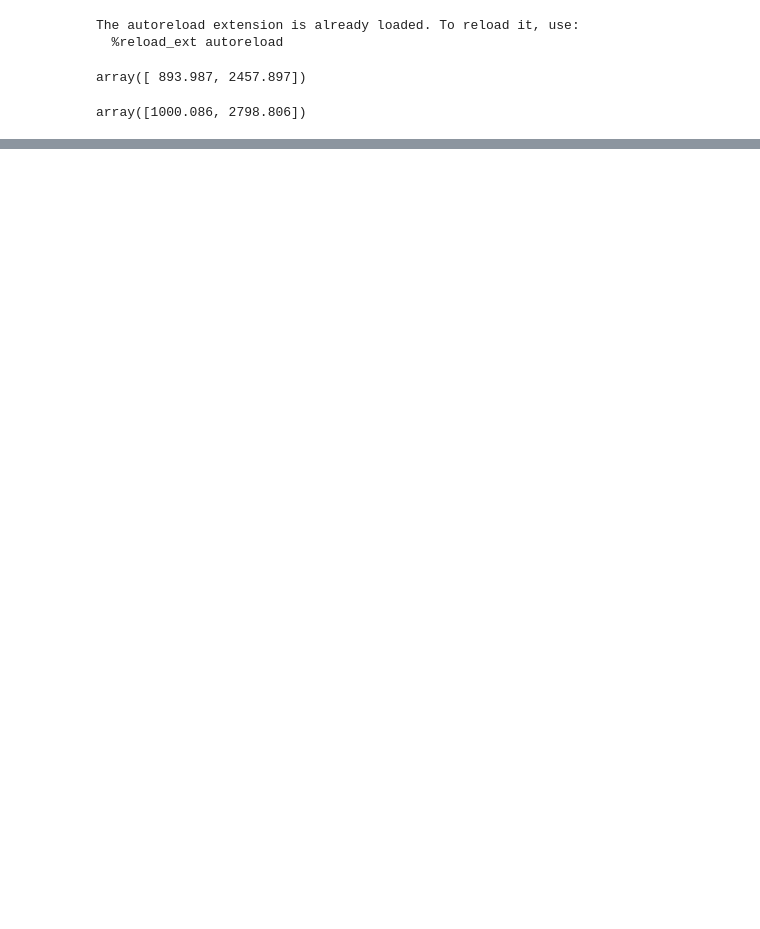
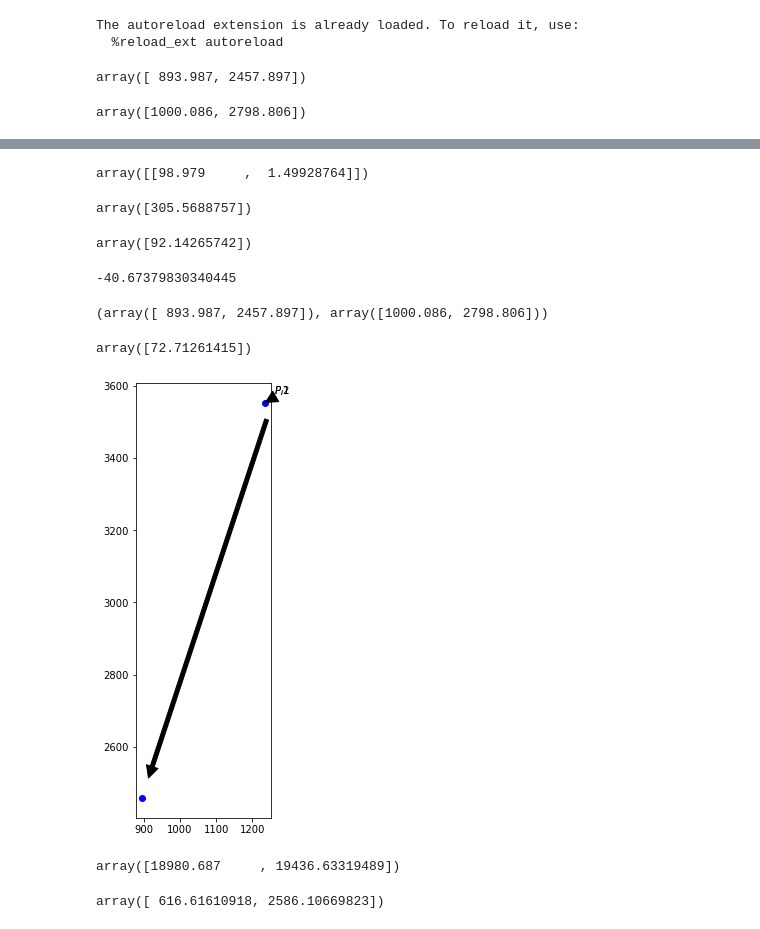
Before and after one commit to GreatestTrain/examen_parcial_caminos, a Jupyter notebook: paso2.ipynb, the cells around one changed output, grey strips where cells are left out. Drawn from its saved outputs; the diff is of its cells as text; code cells hidden in the pictures; blank space fills up the shorter version.

```diff
--- a/paso2.ipynb
+++ b/paso2.ipynb
@@ -168,0 +76,57 @@ array([[ 999967.81418422, 2563877.81418422],
+# %%
+# Datos curva 2
+radios_angulos_2 = np.array( [ ( 98.979, float(angle_2)) ] )
+radios_angulos_2
+# %% [output]
+array([[98.979     ,  1.49928764]])
+# %%
+# primera subtangente
+st_1 = st_vec(radios_angulos_1)
+st_1
+# %% [output]
+array([305.5688757])
+# %%
+# Segunda subtangente
+st_2 = st_vec(radios_angulos_2)
+st_2
+# %% [output]
+array([92.14265742])
+# %%
+# checar si sale menor
+euclid_diff(pi1, pi2) - np.sum((st_1, st_2))
+# %% [output]
+-40.67379830340445
+# %%
+pi1, pi2
+# %% [output]
+(array([ 893.987, 2457.897]), array([1000.086, 2798.806]))
+# %%
+np.rad2deg(angle_between_2(pi1, pi2))
+# %% [output]
+array([72.71261415])
+# %%
+def corregir_coordenada(p1, distancia, p2):
+    return coor_p_to_p(p1, distancia, az_between_2(p1, p2))
+pi2 = corregir_coordenada(pi1, D_final + st_1 + st_2, pi2)
+# %%
+fig, ax = plt.subplots(figsize=(8,8))
+coordinates = np.stack((pi1, pi2), axis=1)
+ax.set_aspect(1)
+ax.scatter(*coordinates, c="blue")
+ax.annotate('$P_i 1$', xy=pi1, xytext=pi2+25,
+            arrowprops=dict(facecolor='black', shrink=0.05))
+ax.annotate('$P_i 2$', xy=pi2, xytext=pi2+25,
+            arrowprops=dict(facecolor='black', shrink=0.05))
+plt.show()
+# %% [output]
+[figure, added]
+# %%
+pc_1 = p_total(radios_angulos_1,ci=18_980.687)
+pc_1
+# %% [output]
+array([18980.687     , 19436.63319489])
+# %%
+coor_1 = coor_p_to_p(pi1, length=st_1, azimut=Az_init+np.pi)
+coor_1
+# %% [output]
+array([ 616.61610918, 2586.10669823])
```
Also changed, not shown: parts of 41 cells of this notebook, 1 other file.
